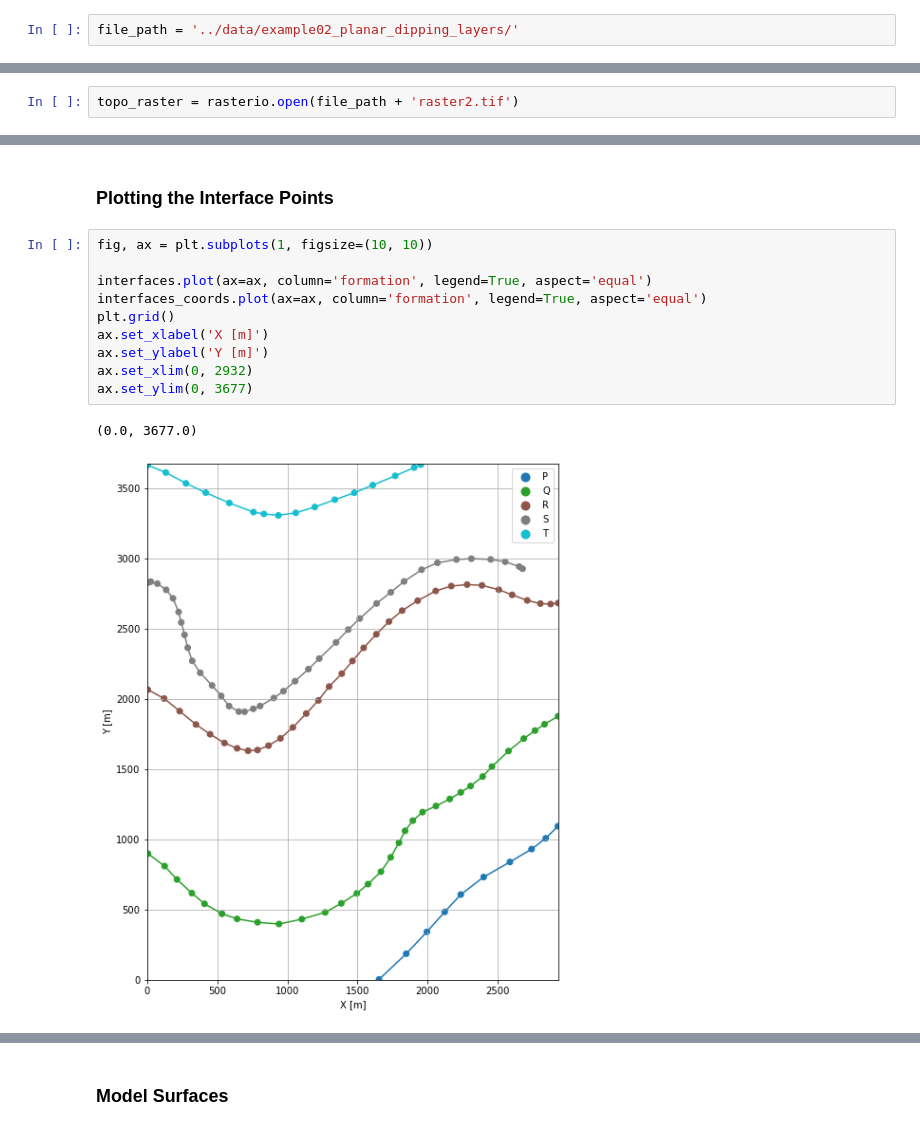
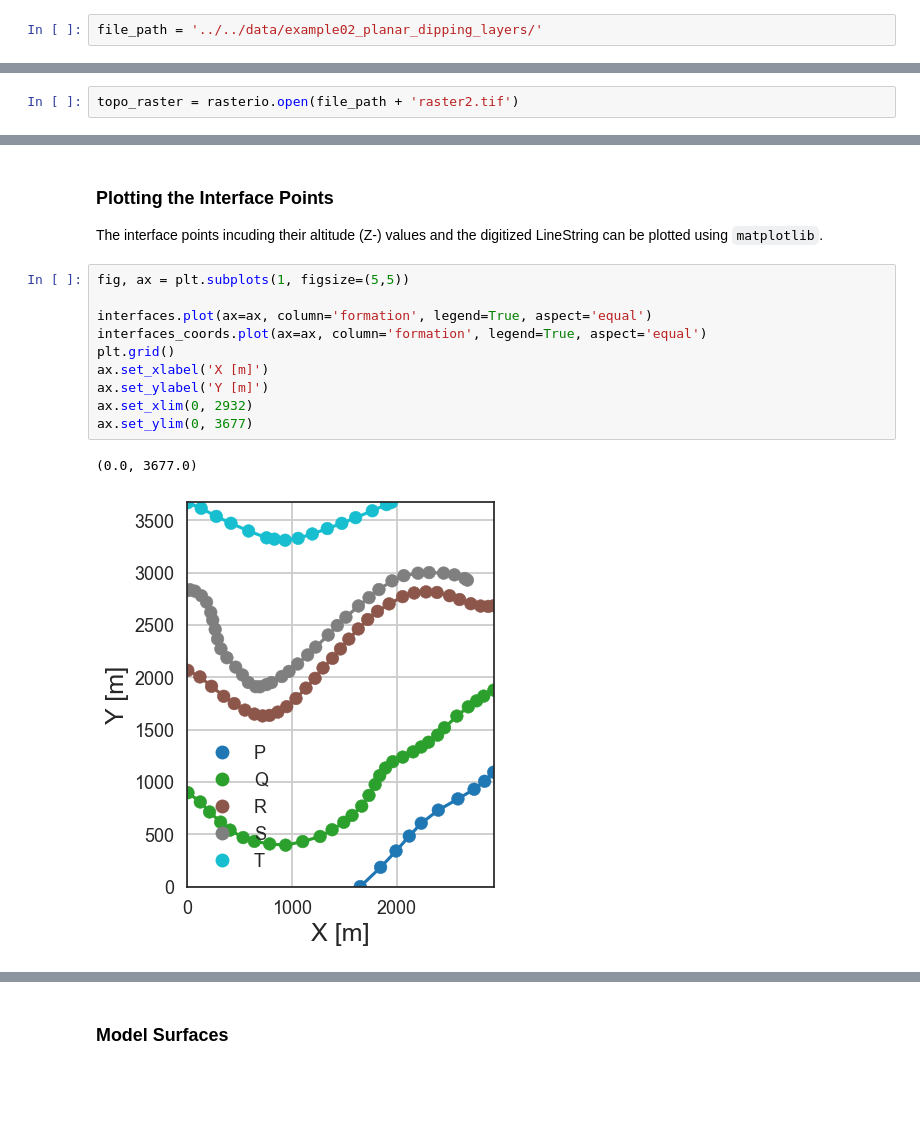
Before and after one commit to cgre-aachen/gemgis_data, a Jupyter notebook: notebooks/02_planar_dipping_layers/example02_planar_dipping_layers.ipynb, the cells around one changed output, grey strips where cells are left out. Drawn from its saved outputs; the diff is of its cells as text; blank space fills up the shorter version.

```diff
--- a/notebooks/02_planar_dipping_layers/example02_planar_dipping_layers.ipynb
+++ b/notebooks/02_planar_dipping_layers/example02_planar_dipping_layers.ipynb
@@ -39,2 +106,2 @@ import rasterio
 # %%
-file_path = '../data/example02_planar_dipping_layers/'
+file_path = '../../data/example02_planar_dipping_layers/'
@@ -140,17 +258,21 @@ interfaces_coords
 126 rows × 5 columns
-# %% [markdown]
-### Plotting the Interface Points
+# %% [markdown]
+<a id='plotting-the-interface-points'></a>
+
+### Plotting the Interface Points
+
+The interface points incuding their altitude (Z-) values and the digitized LineString can be plotted using `matplotlib`.
 # %%
-fig, ax = plt.subplots(1, figsize=(10, 10))
+fig, ax = plt.subplots(1, figsize=(5,5))
 
 interfaces.plot(ax=ax, column='formation', legend=True, aspect='equal')
 interfaces_coords.plot(ax=ax, column='formation', legend=True, aspect='equal')
 plt.grid()
 ax.set_xlabel('X [m]')
 ax.set_ylabel('Y [m]')
 ax.set_xlim(0, 2932)
 ax.set_ylim(0, 3677)
 # %% [output]
 (0.0, 3677.0)
-[figure, old version]
+[figure, new version]
 # %% [markdown]
```
Also changed, not shown: parts of 115 cells of this notebook, 4 other files.
